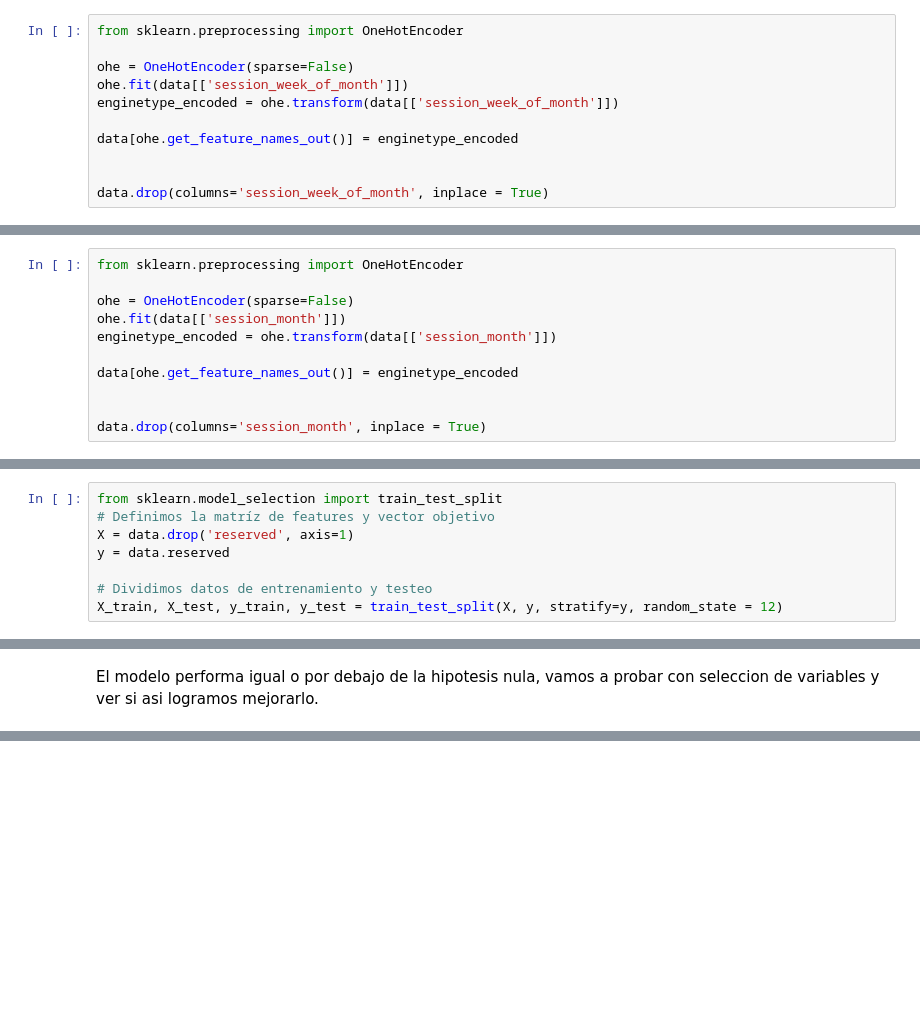
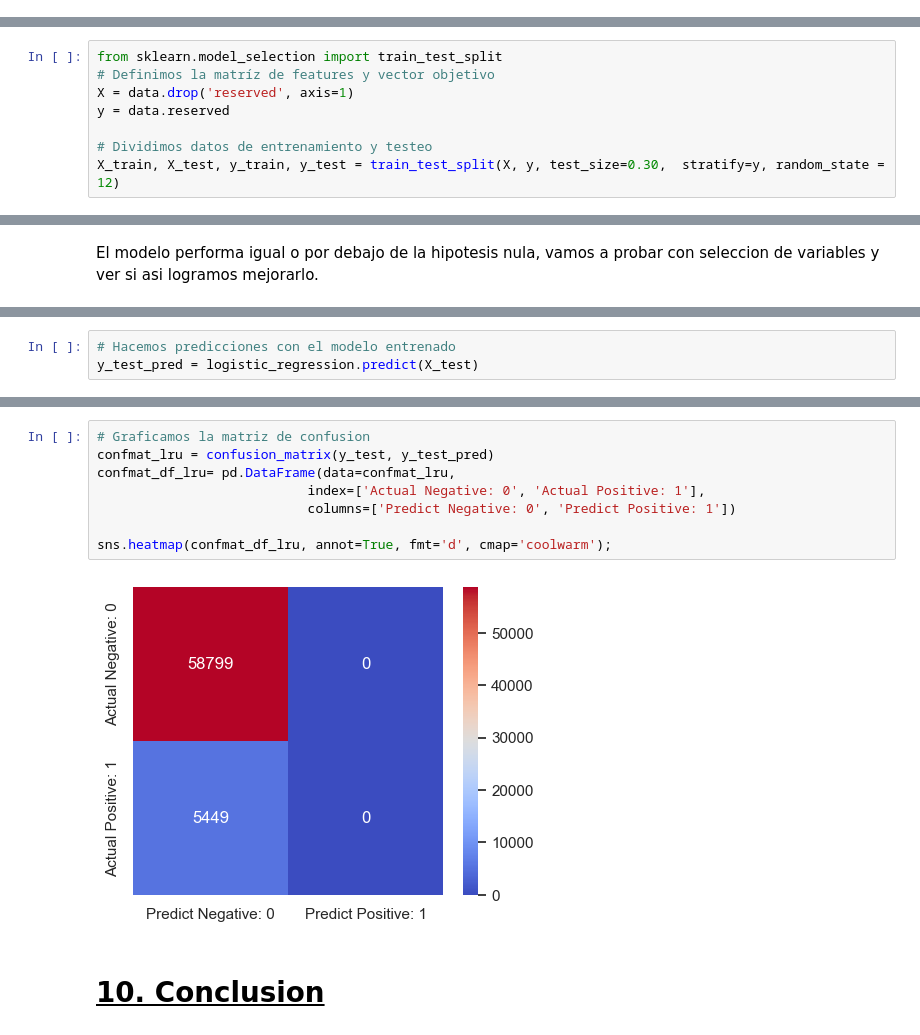
Before and after one commit to adilelle1/navegacion_web_poo, a Jupyter notebook: navegacion_web.ipynb, the cells around one changed output, grey strips where cells are left out. Saved outputs shown, nothing was run; the diff lists cells and outputs as text; blank space fills up the shorter version.

```diff
--- a/navegacion_web.ipynb
+++ b/navegacion_web.ipynb
@@ -1176,11 +1149,0 @@ data.drop(columns='session_day_of_month', inplace = True)
-# %%
-from sklearn.preprocessing import OneHotEncoder
-
-ohe = OneHotEncoder(sparse=False)
-ohe.fit(data[['session_week_of_month']])
-enginetype_encoded = ohe.transform(data[['session_week_of_month']])
-
-data[ohe.get_feature_names_out()] = enginetype_encoded
-
-
-data.drop(columns='session_week_of_month', inplace = True)
@@ -1189,11 +1149,0 @@ data.drop(columns='session_week_of_month', inplace = True)
-# %%
-from sklearn.preprocessing import OneHotEncoder
-
-ohe = OneHotEncoder(sparse=False)
-ohe.fit(data[['session_month']])
-enginetype_encoded = ohe.transform(data[['session_month']])
-
-data[ohe.get_feature_names_out()] = enginetype_encoded
-
-
-data.drop(columns='session_month', inplace = True)
@@ -1217,4 +1163,4 @@ X = data.drop('reserved', axis=1)
 y = data.reserved
 
 # Dividimos datos de entrenamiento y testeo
-X_train, X_test, y_train, y_test = train_test_split(X, y, stratify=y, random_state = 12)
+X_train, X_test, y_train, y_test = train_test_split(X, y, test_size=0.30,  stratify=y, random_state = 12)
@@ -1277,0 +1233,3 @@ strong_model_score = scores.mean()
+# %%
+# Hacemos predicciones con el modelo entrenado
+y_test_pred = logistic_regression.predict(X_test)
@@ -1277,0 +1258,12 @@ strong_model_score = scores.mean()
+# %%
+# Graficamos la matriz de confusion
+confmat_lru = confusion_matrix(y_test, y_test_pred)
+confmat_df_lru= pd.DataFrame(data=confmat_lru,
+                           index=['Actual Negative: 0', 'Actual Positive: 1'],
+                           columns=['Predict Negative: 0', 'Predict Positive: 1'])
+
+sns.heatmap(confmat_df_lru, annot=True, fmt='d', cmap='coolwarm');
+# %% [output]
+[figure, added]
+# %% [markdown]
+# <u>10. Conclusion<u/>
```
Also changed, not shown: parts of 19 cells of this notebook.
